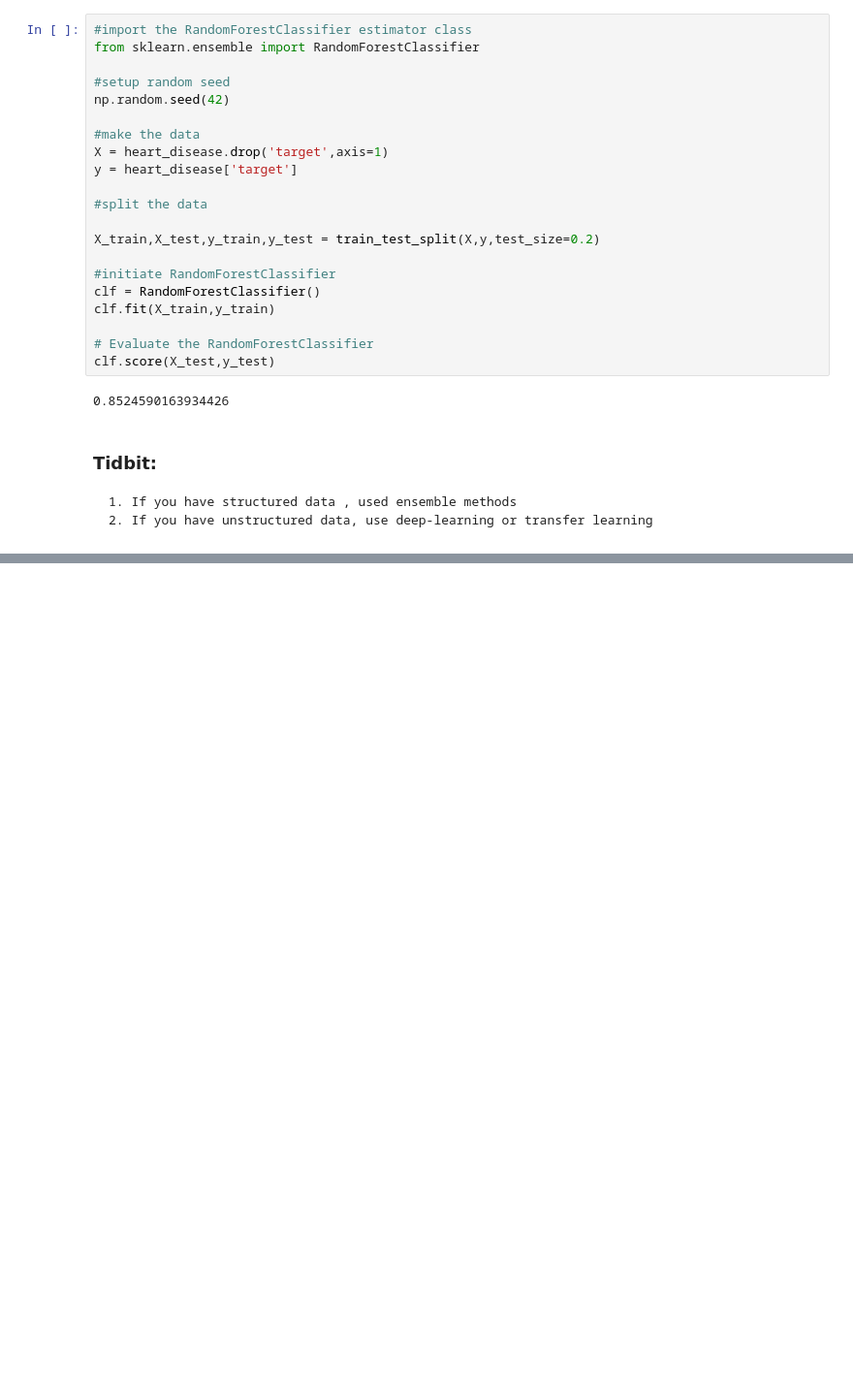
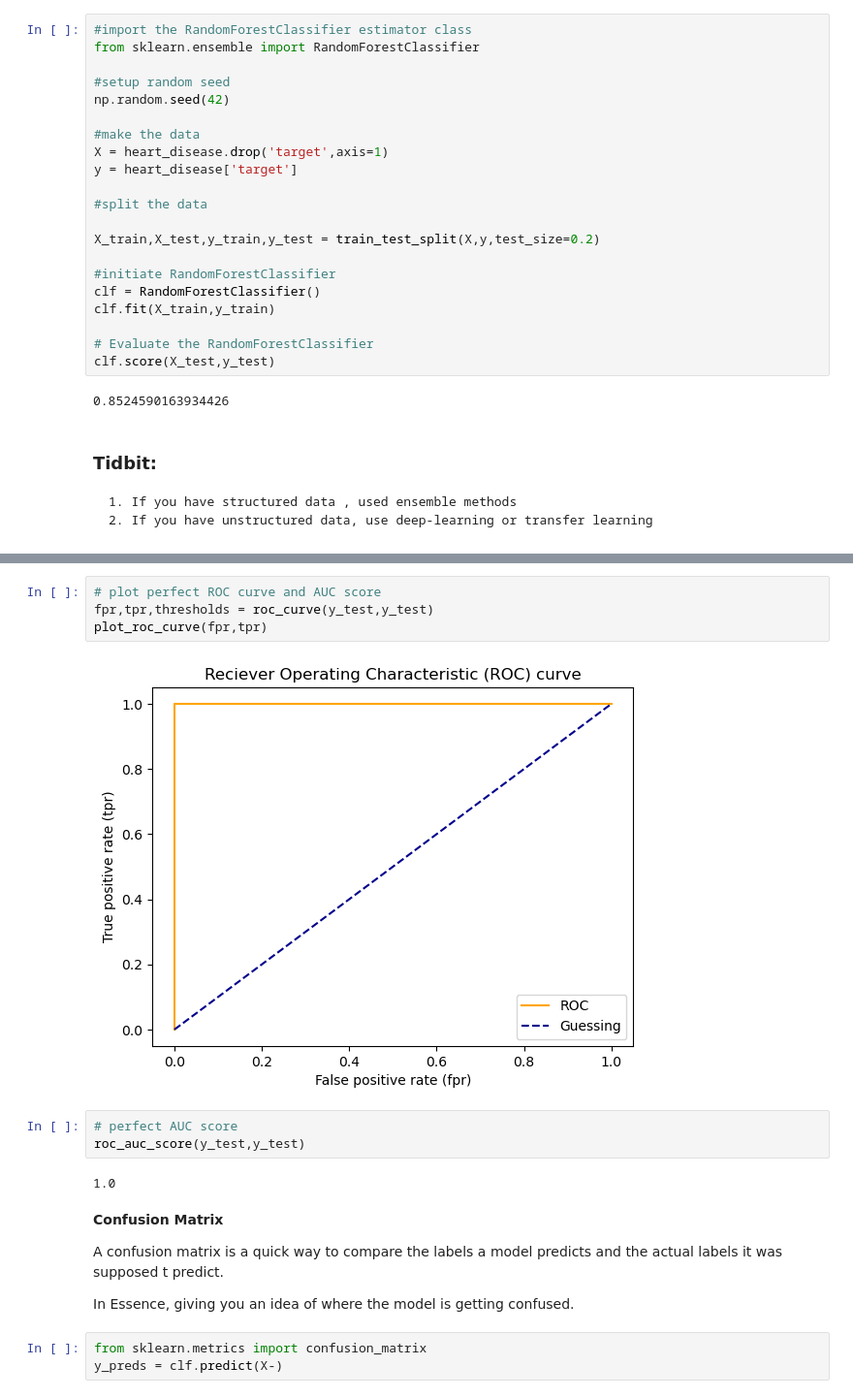
Before and after one commit to Niaziz007/AI-ML, a Jupyter notebook: Pandas_Numpy_Matplotlib/Pandas/Scikit-Learn(sklearn).ipynb, the cells around one changed output, grey strips where cells are left out. Shown at 97% size. Cells and saved outputs as stored; diff of their text form; blank space fills up the shorter version.

```diff
--- a/Pandas_Numpy_Matplotlib/Pandas/Scikit-Learn(sklearn).ipynb
+++ b/Pandas_Numpy_Matplotlib/Pandas/Scikit-Learn(sklearn).ipynb
@@ -847,0 +1212,20 @@ clf.score(X_test,y_test)
+# %%
+# plot perfect ROC curve and AUC score
+fpr,tpr,thresholds = roc_curve(y_test,y_test)
+plot_roc_curve(fpr,tpr)
+# %% [output]
+[figure, added]
+# %%
+# perfect AUC score
+roc_auc_score(y_test,y_test)
+# %% [output]
+1.0
+# %% [markdown]
+**Confusion Matrix**
+
+A confusion matrix is a quick way to compare the labels a model predicts and the actual labels it was supposed t predict.
+
+In Essence, giving you an idea of where the model is getting confused.
+# %%
+from sklearn.metrics import confusion_matrix
+y_preds = clf.predict(X-)
```
Also changed, not shown: parts of 41 cells of this notebook.
